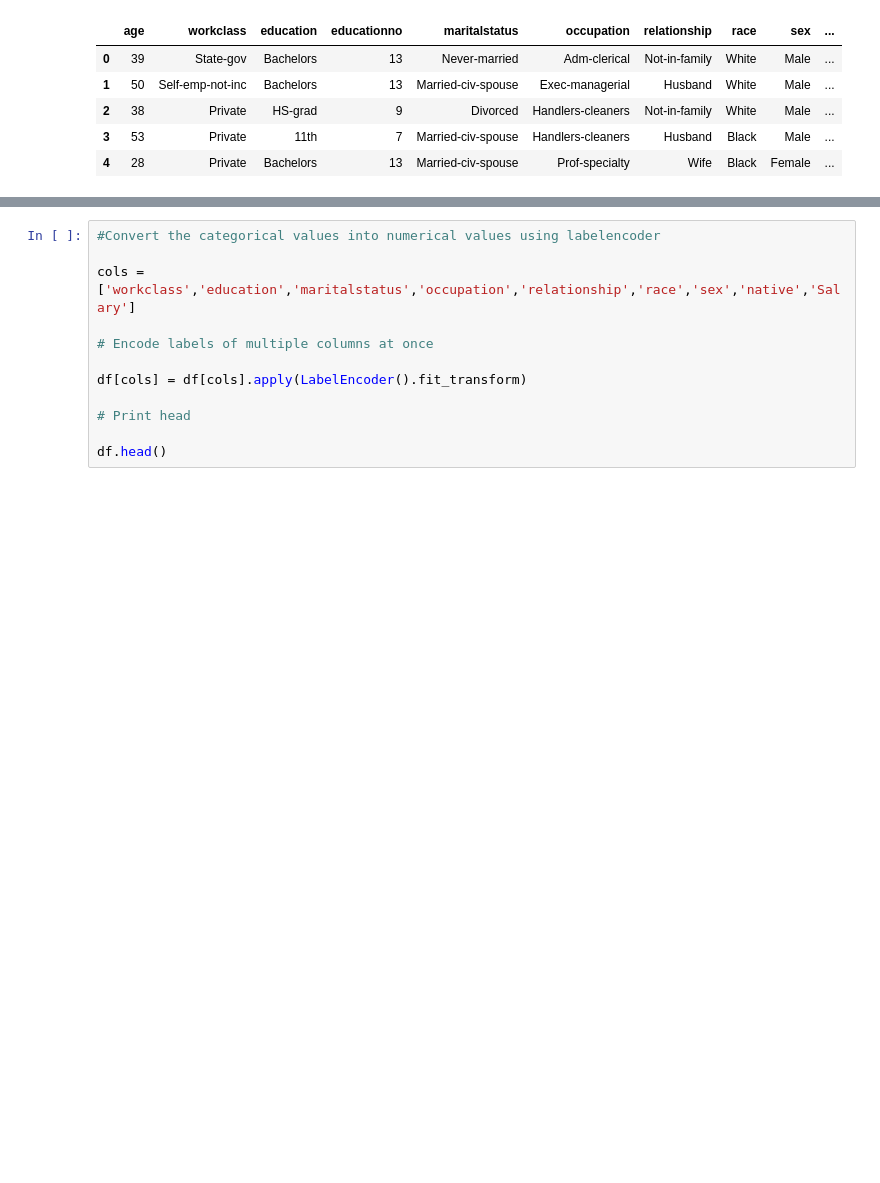
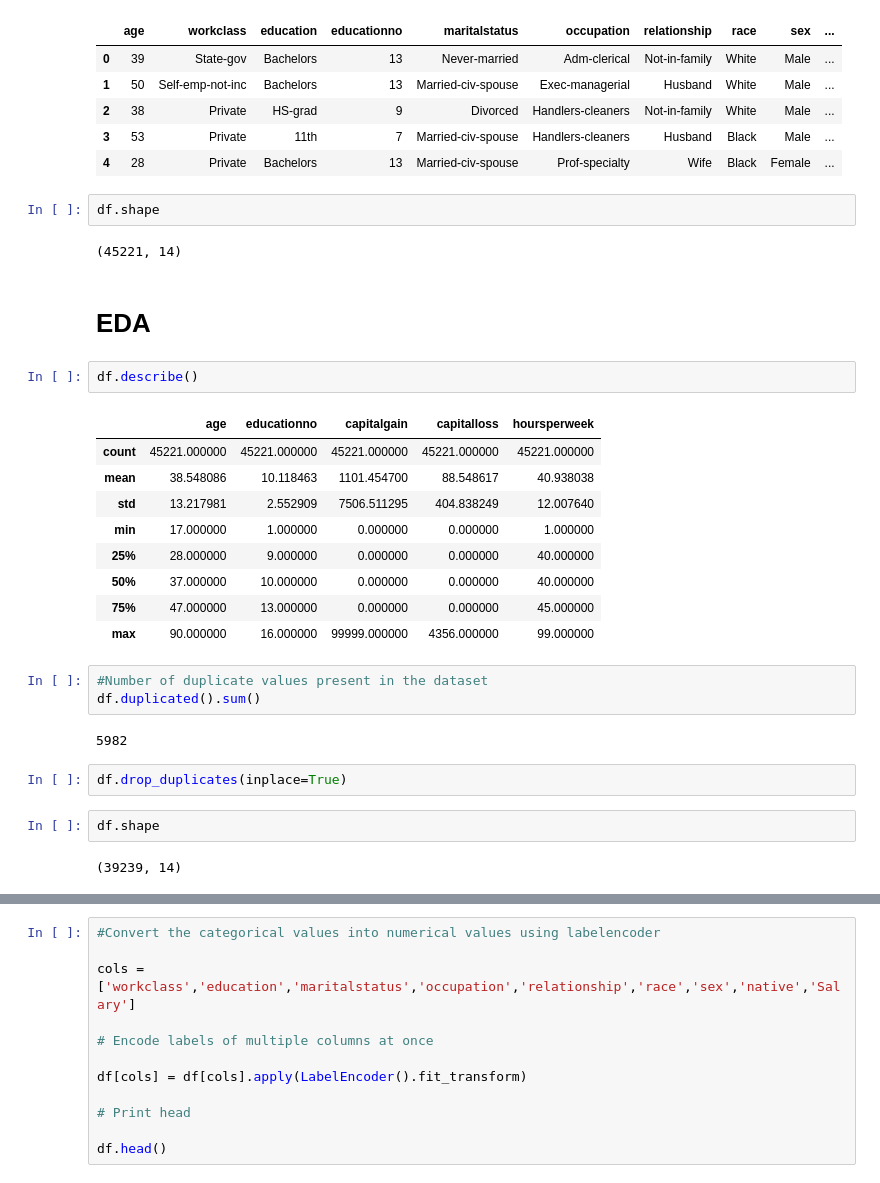
Before and after one commit to Apoorva023/Excelr-Assignment, a Jupyter notebook: Naive Bayes/Naive bayes.ipynb, the cells around one changed output, grey strips where cells are left out. Drawn from its saved outputs; the diff is of its cells as text; blank space fills up the shorter version.

```diff
--- a/Naive Bayes/Naive bayes.ipynb
+++ b/Naive Bayes/Naive bayes.ipynb
@@ -21,3 +26,32 @@ df.head()
 | 2 | 38 | Private | HS-grad | 9 | Divorced | Handlers-cleaners | Not-in-family | White | Male | ... |
 | 3 | 53 | Private | 11th | 7 | Married-civ-spouse | Handlers-cleaners | Husband | Black | Male | ... |
 | 4 | 28 | Private | Bachelors | 13 | Married-civ-spouse | Prof-specialty | Wife | Black | Female | ... |
+# %%
+df.shape
+# %% [output]
+(45221, 14)
+# %% [markdown]
+# EDA
+# %%
+df.describe()
+# %% [output]
+|  | age | educationno | capitalgain | capitalloss | hoursperweek |
+| count | 45221.000000 | 45221.000000 | 45221.000000 | 45221.000000 | 45221.000000 |
+| mean | 38.548086 | 10.118463 | 1101.454700 | 88.548617 | 40.938038 |
+| std | 13.217981 | 2.552909 | 7506.511295 | 404.838249 | 12.007640 |
+| min | 17.000000 | 1.000000 | 0.000000 | 0.000000 | 1.000000 |
+| 25% | 28.000000 | 9.000000 | 0.000000 | 0.000000 | 40.000000 |
+| 50% | 37.000000 | 10.000000 | 0.000000 | 0.000000 | 40.000000 |
+| 75% | 47.000000 | 13.000000 | 0.000000 | 0.000000 | 45.000000 |
+| max | 90.000000 | 16.000000 | 99999.000000 | 4356.000000 | 99.000000 |
+# %%
+#Number of duplicate values present in the dataset
+df.duplicated().sum()
+# %% [output]
+5982
+# %%
+df.drop_duplicates(inplace=True)
+# %%
+df.shape
+# %% [output]
+(39239, 14)
```
Also changed, not shown: parts of 12 cells of this notebook.
